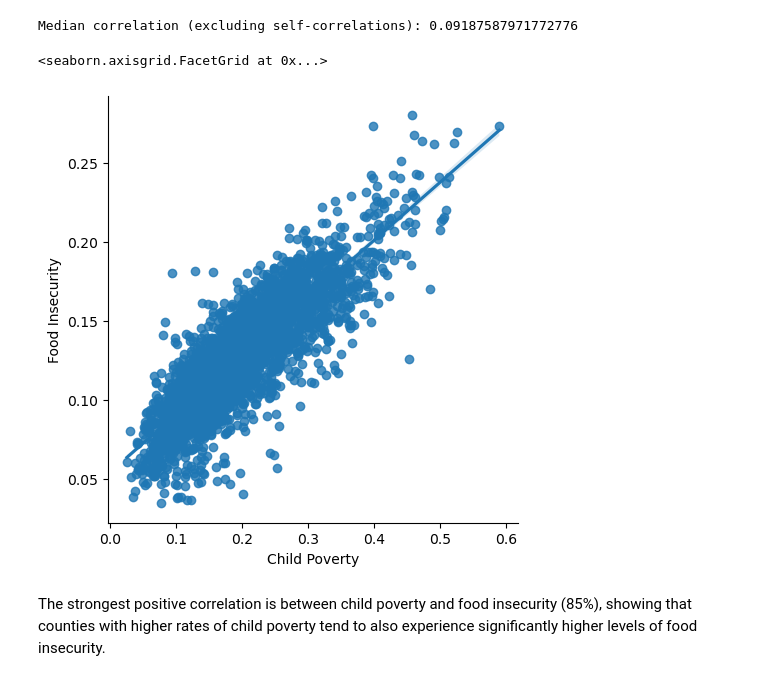
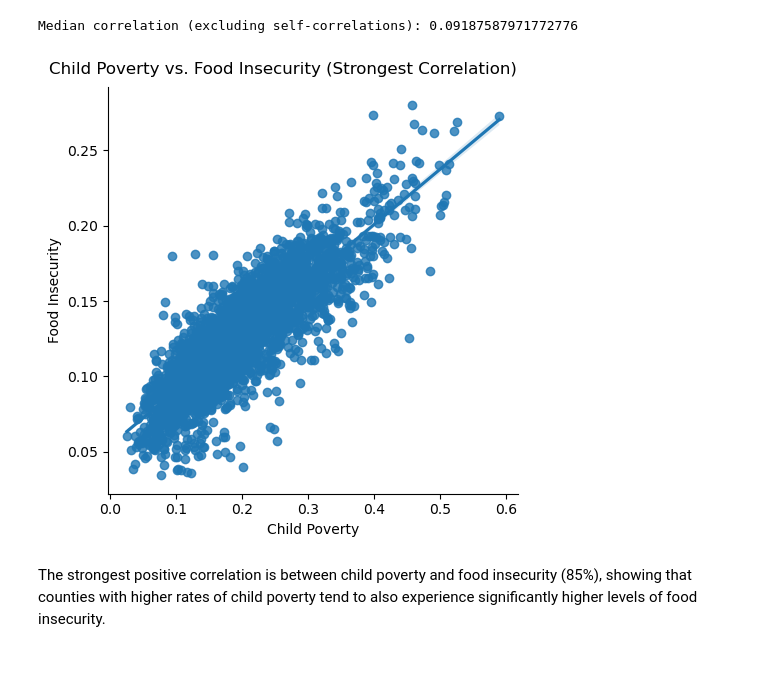
Before and after one commit to ezsafarov/healthcare-access-us, a Jupyter notebook: scripts/2_first_EDA.ipynb, the cells around one changed output. Drawn from its saved outputs; the diff is of its cells as text; code cells hidden in the pictures.

```diff
--- a/scripts/2_first_EDA.ipynb
+++ b/scripts/2_first_EDA.ipynb
@@ -16,8 +16,7 @@ import os
 
 # setting the path to get the file
 
-file = '/Users/emilsafarov/Library/CloudStorage/OneDrive-Personal/CF/A6/1_sourceing_open_data/US project/Data/Output data/6.2/final_merged_dataset_output_6.1_v4_imputed.csv'
-
+file = '/Users/emilsafarov/Library/CloudStorage/OneDrive-Personal/CF/A6_Healthcare_Access_US/1_sourceing_open_data/US project/Data/Output/final_dataset_v3.csv'
 # reading the file
 df = pd.read_csv(file)
 
@@ -235,14 +210,18 @@ print("Median correlation (excluding self-correlations):", median_corr)
 # %% [output]
 Median correlation (excluding self-correlations): 0.09187587971772776
 # %%
-# Step 4: Creating scatterplots for the strongest correlated variable pairs,
-# and examining the nature of their relationships.
+# Create lmplot
+g = sns.lmplot(x="Child Poverty", y="Food Insecurity", data=df_healthcare_predictors)
 
-# Based on the heatmap the strongest correlation is between Child poverty and Food Insecurity (A)
-sns.lmplot( x = "Child Poverty", y = "Food Insecurity", data = df_healthcare_predictors)
+# Add title and layout
+g.fig.suptitle("Child Poverty vs. Food Insecurity (Strongest Correlation)", fontsize=12)
+plt.tight_layout()
+plt.subplots_adjust(top=0.93)  # Push title upward if needed
+
+# Save and show
+plt.show()
 # %% [output]
-<seaborn.axisgrid.FacetGrid at 0x...>
-[figure, old version]
+[figure, new version]
 # %%
 # Step 5: Adding markdown to discuss correlation coefficients and
 # interpretations of the scatterplots.
```
Also changed, not shown: parts of 3 cells of this notebook, 20 other files.
